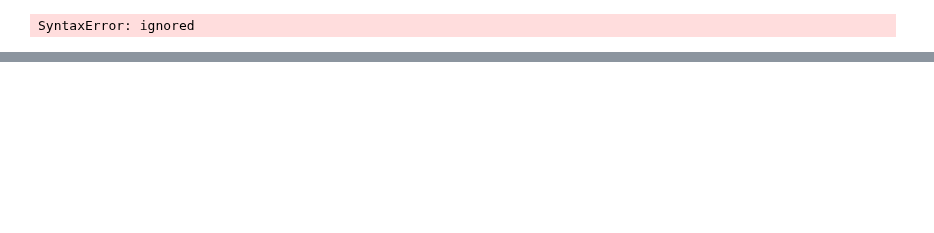
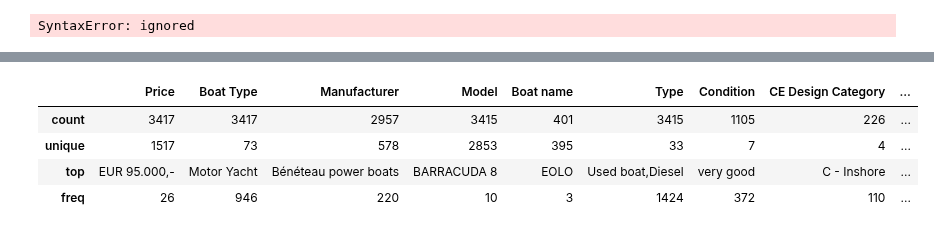
Before and after one commit to kristy25/AcademyPublic, a Jupyter notebook: Untitled1.ipynb, the cells around one changed output, grey strips where cells are left out. Cells and saved outputs as stored; diff of their text form; code cells hidden in the pictures; blank space fills up the shorter version.

```diff
--- a/Untitled1.ipynb
+++ b/Untitled1.ipynb
@@ -877,0 +1058,8 @@ train,validation=train_test_split(train_val, test_size=0.33,random_state=42)
+# %%
+train[col_categoricals].describe(include=['O'])
+# %% [output]
+|  | Price | Boat Type | Manufacturer | Model | Boat name | Type | Condition | CE Design Category | ... |
+| count | 3417 | 3417 | 2957 | 3415 | 401 | 3415 | 1105 | 226 | ... |
+| unique | 1517 | 73 | 578 | 2853 | 395 | 33 | 7 | 4 | ... |
+| top | EUR 95.000,- | Motor Yacht | Bénéteau power boats | BARRACUDA 8 | EOLO | Used boat,Diesel | very good | C - Inshore | ... |
+| freq | 26 | 946 | 220 | 10 | 3 | 1424 | 372 | 110 | ... |
```
Also changed, not shown: parts of 34 cells of this notebook.
